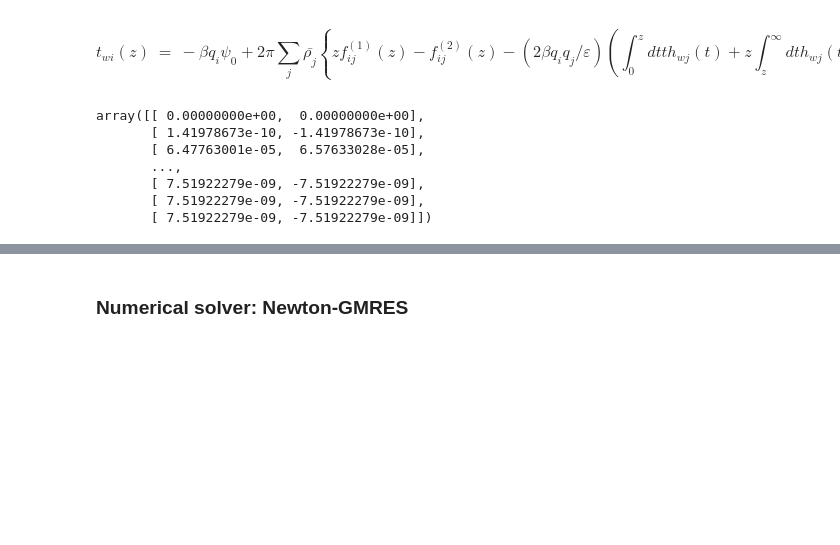
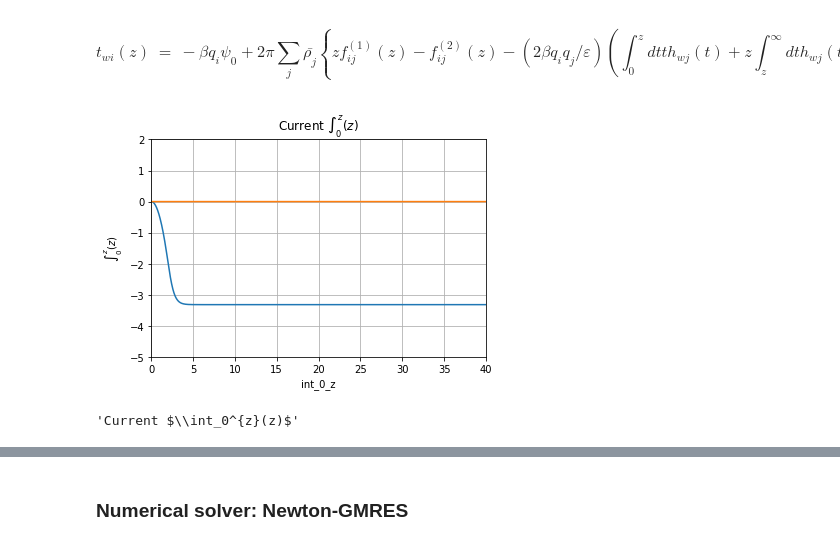
Before and after one commit to Mjboothaus/PhD-Thesis, a Jupyter notebook: notebooks/singlet_kcl.ipynb, the cells around one changed output, grey strips where cells are left out. Saved outputs shown, nothing was run; the diff lists cells and outputs as text; code cells hidden in the pictures; blank space fills up the shorter version.

```diff
--- a/notebooks/singlet_kcl.ipynb
+++ b/notebooks/singlet_kcl.ipynb
@@ -434,10 +434,7 @@ def calc_tw(tw, beta_psi, beta_phiw, rho, f1, f2, z):
 # %%
-calc_tw(tw, beta_psi, beta_phiw, rho, f1, f2, z)
+tw, int_0_z, int_z_inf = calc_tw(tw, beta_psi, beta_phiw, rho, f1, f2, z)
-# %% [output]
-array([[ 0.00000000e+00,  0.00000000e+00],
-       [ 1.41978673e-10, -1.41978673e-10],
-       [ 6.47763001e-05,  6.57633028e-05],
-       ...,
-       [ 7.51922279e-09, -7.51922279e-09],
-       [ 7.51922279e-09, -7.51922279e-09],
-       [ 7.51922279e-09, -7.51922279e-09]])
+# %%
+make_simple_plot(z, int_0_z, "int_0_z", "$\int_0^z(z)$", "Current $\int_0^{z}(z)$", xliml=[0, 40], yliml=[-5, 2])
+# %% [output]
+[figure, added]
+'Current $\\int_0^{z}(z)$'
```
Also changed, not shown: parts of 6 cells of this notebook, 2 other files.
